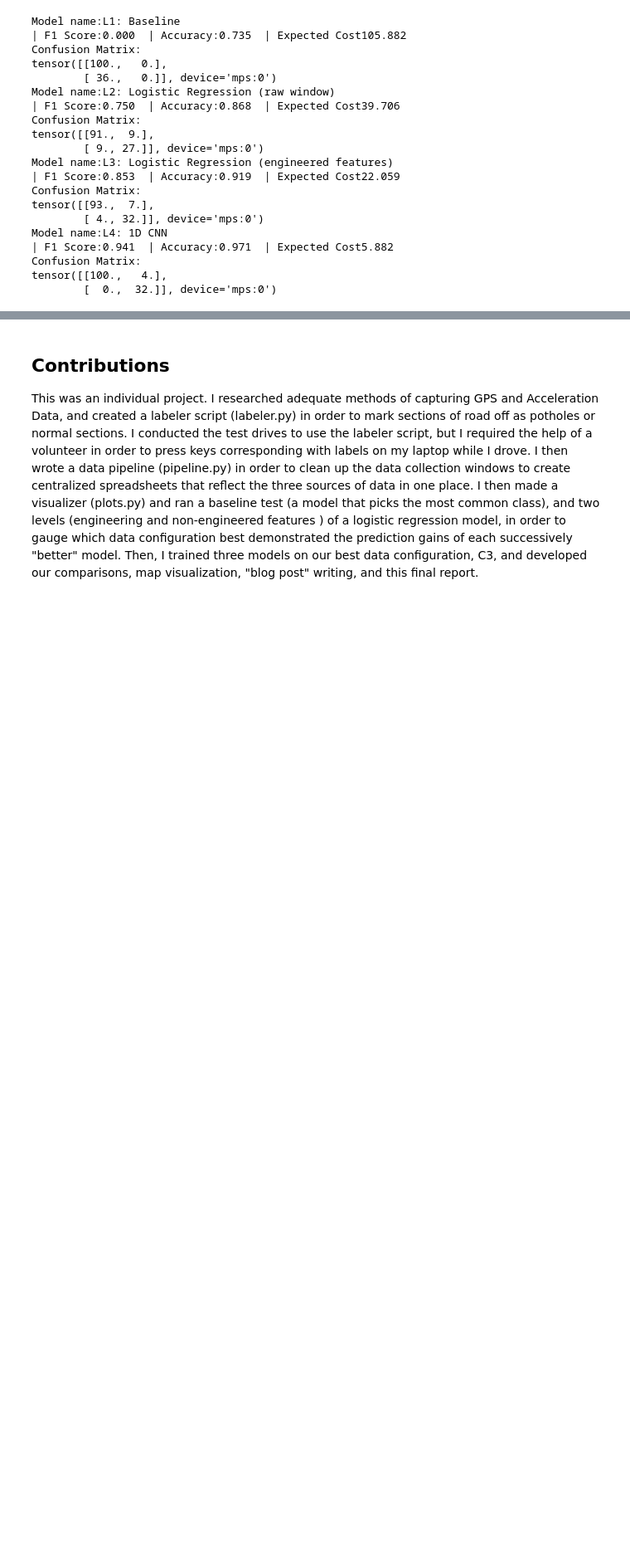
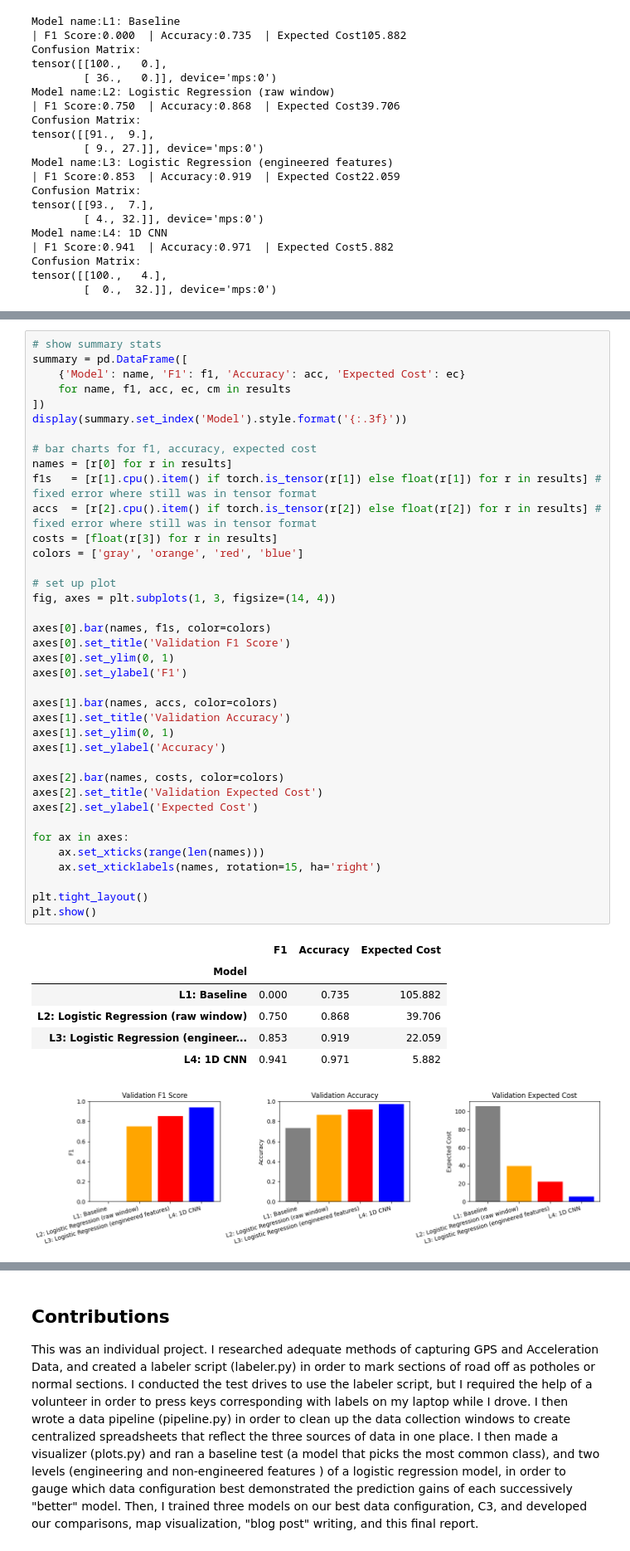
Before and after one commit to scramer27/road_surface_classification, a Jupyter notebook: report.ipynb, the cells around one changed output, grey strips where cells are left out. Shown at 83% size. Drawn from its saved outputs; the diff is of its cells as text; blank space fills up the shorter version.

```diff
--- a/report.ipynb
+++ b/report.ipynb
@@ -399,3 +467,49 @@ The results show a definite improvement and gradual progress among the four mode
+# %%
+# show summary stats
+summary = pd.DataFrame([
+    {'Model': name, 'F1': f1, 'Accuracy': acc, 'Expected Cost': ec}
+    for name, f1, acc, ec, cm in results
+])
+display(summary.set_index('Model').style.format('{:.3f}'))
+
+# bar charts for f1, accuracy, expected cost
+names = [r[0] for r in results]
+f1s   = [r[1].cpu().item() if torch.is_tensor(r[1]) else float(r[1]) for r in results] # fixed error where still was in tensor format
+accs  = [r[2].cpu().item() if torch.is_tensor(r[2]) else float(r[2]) for r in results] # fixed error where still was in tensor format
+costs = [float(r[3]) for r in results]
+colors = ['gray', 'orange', 'red', 'blue']
+
+# set up plot
+fig, axes = plt.subplots(1, 3, figsize=(14, 4))
+
+axes[0].bar(names, f1s, color=colors)
+axes[0].set_title('Validation F1 Score')
+axes[0].set_ylim(0, 1)
+axes[0].set_ylabel('F1')
+
+axes[1].bar(names, accs, color=colors)
+axes[1].set_title('Validation Accuracy')
+axes[1].set_ylim(0, 1)
+axes[1].set_ylabel('Accuracy')
+
+axes[2].bar(names, costs, color=colors)
+axes[2].set_title('Validation Expected Cost')
+axes[2].set_ylabel('Expected Cost')
+
+for ax in axes:
+    ax.set_xticks(range(len(names)))
+    ax.set_xticklabels(names, rotation=15, ha='right')
+
+plt.tight_layout()
+plt.show()
+# %% [output]
+|  | F1 | Accuracy | Expected Cost |
+| Model |  |  |  |
+| L1: Baseline | 0.000 | 0.735 | 105.882 |
+| L2: Logistic Regression (raw window) | 0.750 | 0.868 | 39.706 |
+| L3: Logistic Regression (engineer... | 0.853 | 0.919 | 22.059 |
+| L4: 1D CNN | 0.941 | 0.971 | 5.882 |
+[figure, added]
 # %% [markdown]
 ## Concluding Discussion
 
```
Also changed, not shown: parts of 14 cells of this notebook, 2 other files.
